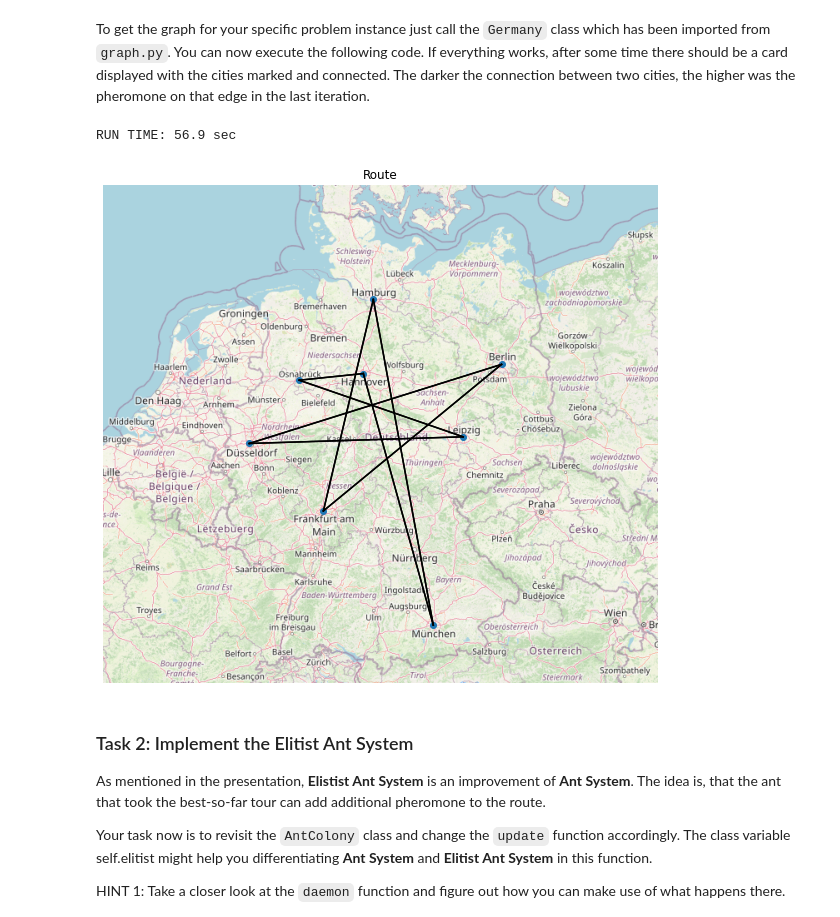
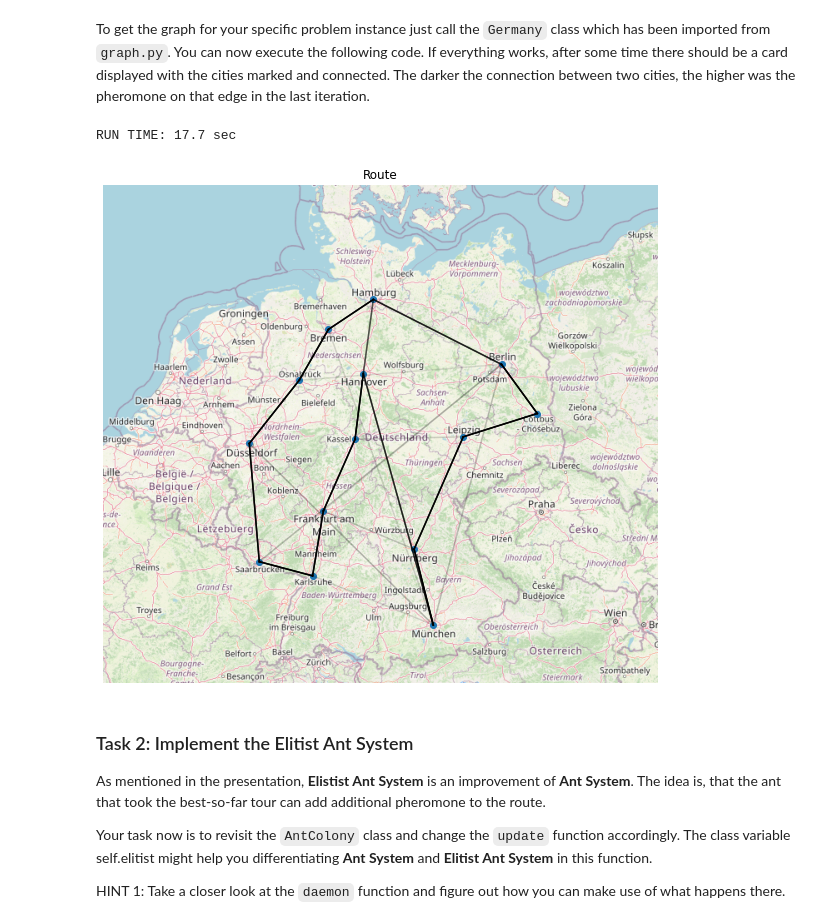
Before and after one commit to Genetic-algorithm-UOS/Coding-Assignment, a Jupyter notebook: Tasks/ant colony optimization/Student_Task_Laura.ipynb, the cells around one changed output. Drawn from its saved outputs; the diff is of its cells as text; code cells hidden in the pictures.

```diff
--- a/Tasks/ant colony optimization/Student_Task_Laura.ipynb
+++ b/Tasks/ant colony optimization/Student_Task_Laura.ipynb
@@ -88,7 +88,7 @@ class Ant:
         if len(neighbors)==0:
             return False
         else:
-            next_node=random.choices(neighbors, weights=probabilities)
+            next_node=random.choices(neighbors, weights=probabilities, k=1)
             self.path_nodes.append(next_node[0])
             self.path_edges.append(self.graph[self.node, next_node[0]])
             self.travel_dist+=self.graph[self.node, next_node[0]].value
@@ -111,16 +111,13 @@ class Ant:
                 valid_neighbors.append(n)
 
         for edge in valid_neighbors:
-
-            summer=summer+((self.alpha**edge.pheromone)*(self.beta**edge.heuristic))
+            summer += ( (self.alpha**edge.pheromone) * (self.beta**edge.heuristic) )
 
         probabilities=[]
         for neighbor in valid_neighbors:
-            edges_prob=((self.graph[self.node,neighbor].pheromone)**self.alpha)*((self.graph[self.node,neighbor].heuristic)**self.beta)/summer
+            edges_prob = ( (self.graph[self.node,neighbor].pheromone)**self.alpha) * ((self.graph[self.node,neighbor].heuristic)**self.beta) / summer
             probabilities.append(edges_prob)
 
-
-
         return valid_neighbors, probabilities
 # %% [markdown]
 ### Task 1.2 Finish the AntColony class
@@ -148,7 +145,7 @@ class AntColony:
         self.rho = rho
         self.alpha = alpha
         self.beta = beta
-        self.graph.edges.heuristic = self.graph.edges.value ## add your code here - exchange None with the correct heuristics
+        self.graph.edges.heuristic = 1 / self.graph.edges.value ## add your code here - exchange None with the correct heuristics
         self.elitist = elitist
         self.ants = [Ant(self.graph, neighbors, valid, alpha, beta) for _ in range(n_ants)]
         self.node = random.choice(graph)
@@ -217,15 +214,19 @@ class AntColony:
         :return: ---
         """
         ### add your code here
+        self.e = 1 # Weight of pheromone placement for the best-so-far tour
         #gain by ants
-        gain_ant=0
+        gain_ant = 0
+
         self.rho
         self.alpha
         self.beta
         for edge in self.graph.edges:
             for ant in self.ants:
                 if edge in ant.path_edges:
-                    gain_ant=gain_ant+F(ant.travel_dist)
+                    gain_ant += F(ant.travel_dist)
+                if self.elitist and edge in self.min_edges:
+                    gain_ant += self.e * F(self.min_length)
             edge.pheromone=((1-self.rho)*edge.pheromone)+gain_ant
             gain_ant=0
 # %% [markdown]
@@ -234,28 +235,27 @@ You can now execute the following code. If everything works, after some time the
 # %%
 # Feel free to add or delete cities to this dictionary. The coordinates are based on the image 'osm_germany.png'.
 cities = {'Osnabrück': (235, 234),
           'Hamburg': (324, 137),
           'Hanover': (312, 226),
           'Frankfurt': (264, 391),
           'Munich': (396, 528),
           'Berlin': (478, 215),
           'Leipzig': (432, 302),
-          'Düsseldorf': (175, 310)}
+          'Düsseldorf': (175, 310),
+           'Kassel': (302, 305),
+           'Cottbus': (521, 274),
+           'Bremen': (270, 173),
+           'Karlsruhe': (251, 469),
+           'Nürnberg': (373, 437),
+           'Saarbrücken': (187, 452)}
 
-# Cities you could add:
-#           'Kassel': (302, 305),
-#           'Cottbus': (521, 274),
-#           'Bremen': (270, 173),
-#           'Karlsruhe': (251, 469),
-#           'Nürnberg': (373, 437),
-#           'Saarbrücken': (187, 452)\
 G = Germany(cities)
 C = AntColony(20, G, alpha=3.0, beta=3.0, rho=0.1, elitist=False)
 ant_path, ant_length, pheromone = C(200)
 G.visualize() # TO USE THE VISUALIZATION METHOD EACH EDGE SHOULD HAVE ITS PHEROMONE VALUE SET
 # %% [output]
-RUN TIME: 56.9 sec
+RUN TIME: 17.7 sec
-[figure, old version]
+[figure, new version]
 # %% [markdown]
 ### Task 2: Implement the Elitist Ant System
 
```
Also changed, not shown: parts of 2 cells of this notebook.
